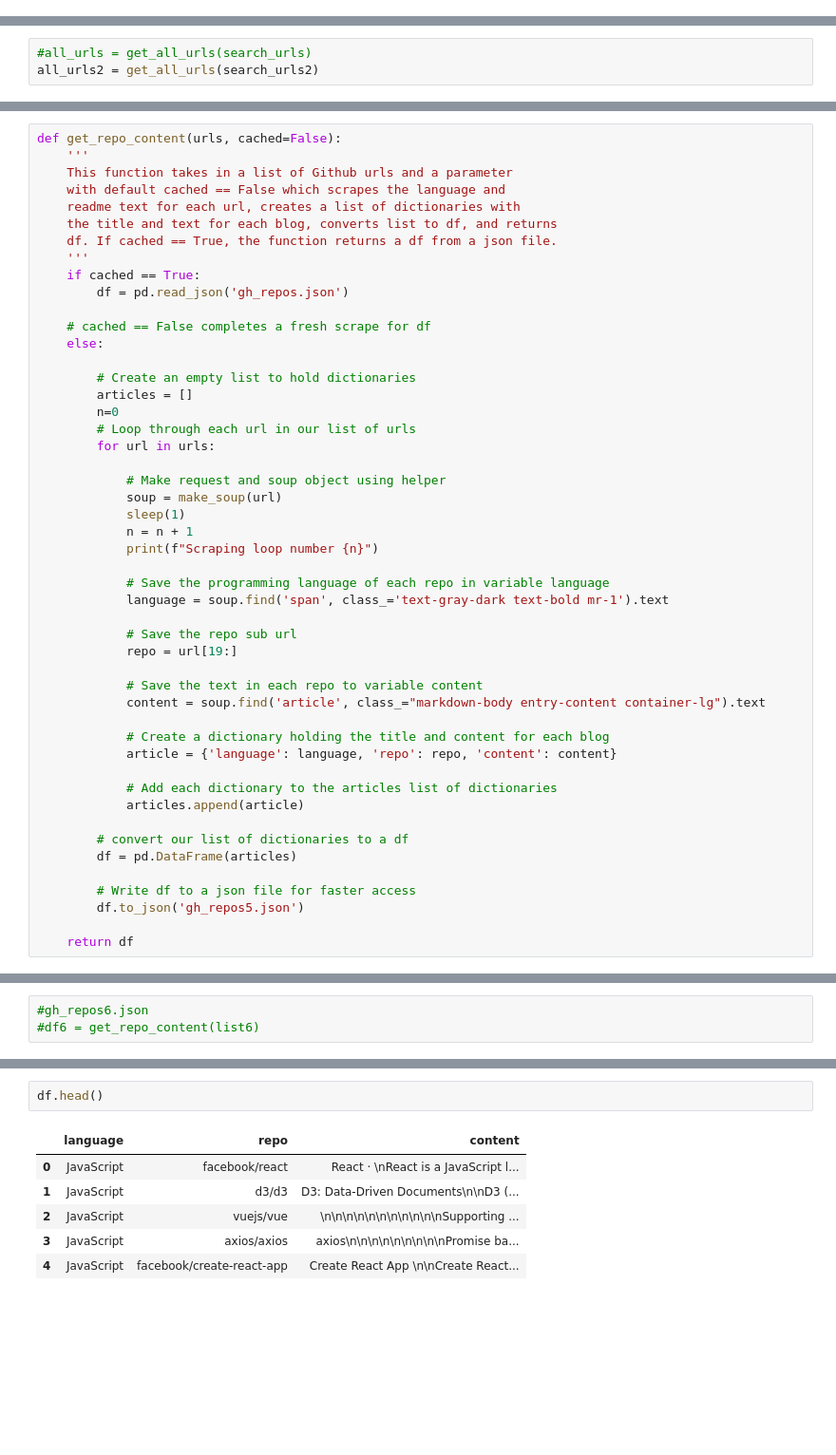
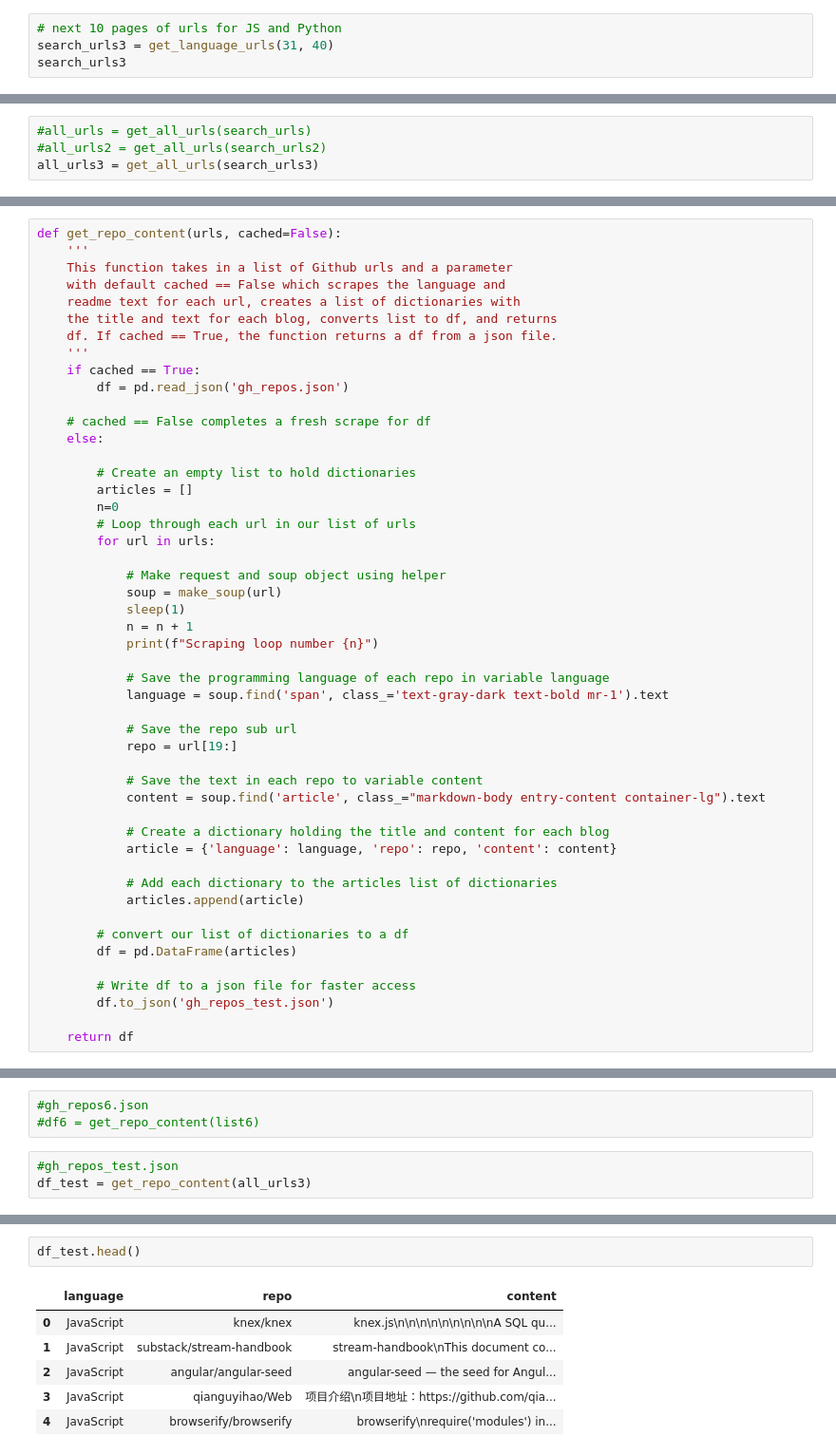
Before and after one commit to Brandon-Martinez27/nlp_project, a Jupyter notebook: wrangle_scratch_pad.ipynb, the cells around one changed output, grey strips where cells are left out. Shown at 95% size. Cells and saved outputs as stored; diff of their text form; blank space fills up the shorter version.

Commit message:
updated model functions, added model and evaluate section, used wrangle to get more data to test model on

```diff
--- a/wrangle_scratch_pad.ipynb
+++ b/wrangle_scratch_pad.ipynb
@@ -52 +52,5 @@ search_urls2 =get_language_urls(16, 30)
 #search_urls2
+# %%
+# next 10 pages of urls for JS and Python
+search_urls3 = get_language_urls(31, 40)
+search_urls3
@@ -78,7 +103,8 @@ def get_all_urls(urls):
     return repo_urls
 # %%
 #all_urls = get_all_urls(search_urls)
-all_urls2 = get_all_urls(search_urls2)
+#all_urls2 = get_all_urls(search_urls2)
+all_urls3 = get_all_urls(search_urls3)
 # %% [output]
 Scraping loop number 1
 Scraping loop number 2
@@ -165,7 +192,7 @@ def get_repo_content(urls, cached=False):
         df = pd.DataFrame(articles)
 
         # Write df to a json file for faster access
-        df.to_json('gh_repos5.json')
+        df.to_json('gh_repos_test.json')
 
     return df
 # %%
@@ -186,3 +213,6 @@ def get_repo_content(urls, cached=False):
 # %%
 #gh_repos6.json
 #df6 = get_repo_content(list6)
+# %%
+#gh_repos_test.json
+df_test = get_repo_content(all_urls3)
@@ -202,10 +250,10 @@ df = pd.concat([df1, df2, df3, df4, df5, df6]).reset_index().drop(columns='index
 # %%
-df.head()
+df_test.head()
 # %% [output]
 |  | language | repo | content |
-| 0 | JavaScript | facebook/react | React · \nReact is a JavaScript l... |
-| 1 | JavaScript | d3/d3 | D3: Data-Driven Documents\n\nD3 (... |
-| 2 | JavaScript | vuejs/vue | \n\n\n\n\n\n\n\n\n\n\nSupporting ... |
-| 3 | JavaScript | axios/axios | axios\n\n\n\n\n\n\n\n\nPromise ba... |
-| 4 | JavaScript | facebook/create-react-app | Create React App \n\nCreate React... |
+| 0 | JavaScript | knex/knex | knex.js\n\n\n\n\n\n\n\n\nA SQL qu... |
+| 1 | JavaScript | substack/stream-handbook | stream-handbook\nThis document co... |
+| 2 | JavaScript | angular/angular-seed | angular-seed — the seed for Angul... |
+| 3 | JavaScript | qianguyihao/Web | 项目介绍\n项目地址：https://github.com/qia... |
+| 4 | JavaScript | browserify/browserify | browserify\nrequire('modules') in... |
 # %%
```
Also changed, not shown: parts of 18 cells of this notebook, 2 other files.
